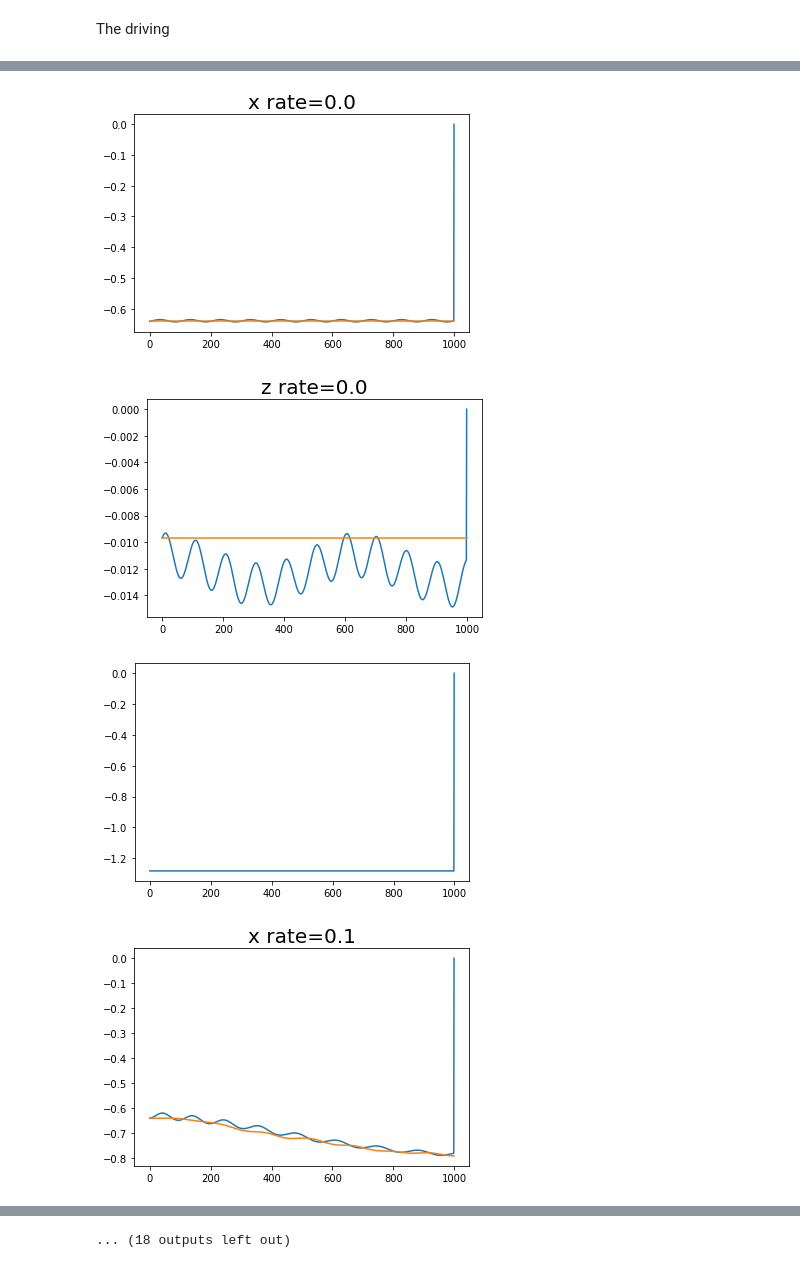
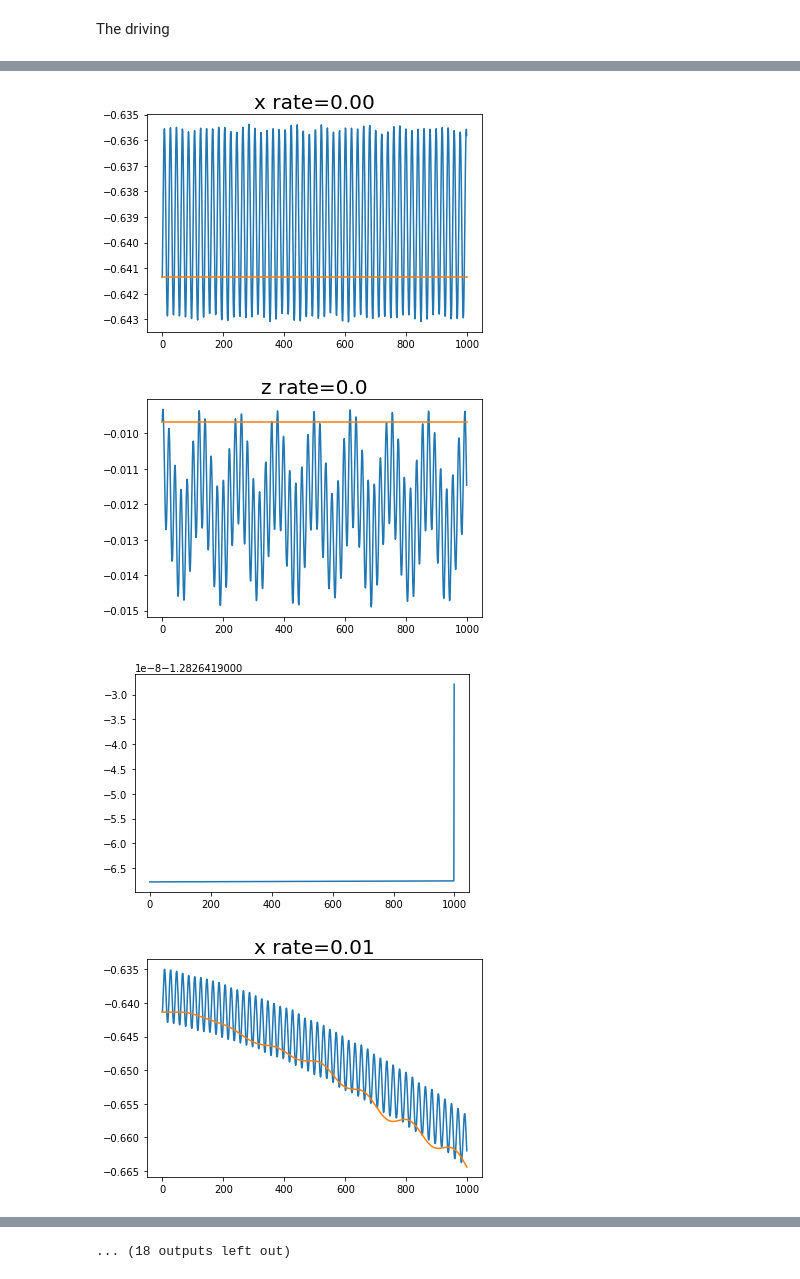
Before and after one commit to emacosta95/DL-VLM, a Jupyter notebook: Visualization.ipynb, the cells around one changed output, grey strips where cells are left out. Saved outputs shown, nothing was run; the diff lists cells and outputs as text; code cells hidden in the pictures.

```diff
--- a/Visualization.ipynb
+++ b/Visualization.ipynb
@@ -56,6 +56,9 @@ dz=data['dz']
 Visualization
 # %%
 for i in range(10):
+    plt.title('energy',fontsize=20)
+    plt.xlabel('iteration',fontsize=20)
+    plt.ylabel('energy',fontsize=20)
     plt.plot(eng[i])
     plt.show()
     plt.plot(dx[i])
@@ -67,7 +75,7 @@ for i in range(10):
 # %% [markdown]
 Data
 # %%
-data=np.load('data/kohm_sham_approach/results/tddft_adiabatic_approximation_uniform_0.0_2.0_steps_1000_self_consistent_steps_10_ndata_10_rate_3.0.npz')
+data=np.load('data/kohm_sham_approach/results/tddft_adiabatic_approximation_uniform_0.0_2.0_steps_1000_self_consistent_steps_50_ndata_10_rate_0.2_exp_False.npz')
 
 h=data['potential']
 eng=data['energy']
@@ -99,20 +107,20 @@ plt.show()
 # %%
 for i in range(10):
-    r=0.1*i
-    plt.title(f'x rate={r:.1f}',fontsize=20)
+    r=0.01*i
+    plt.title(f'x rate={r:.2f}',fontsize=20)
     plt.plot(x[i,:,0])
     plt.plot(x_qutip[i,:,0])
     plt.show()
 
     plt.title(f'z rate={r:.1f}',fontsize=20)
     plt.plot(z[i,:,0])
     plt.plot(z_qutip[i,:,0])
     plt.show()
 
     plt.plot(eng[i,:])
     plt.show()
 # %% [output]
-[figure, old version]
+[figure, new version]
-[figure, old version]
+[figure, new version]
-[figure, old version]
+[figure, new version]
-[figure, old version]
+[figure, new version]
```
Also changed, not shown: parts of 6 cells of this notebook, 4 other files.
